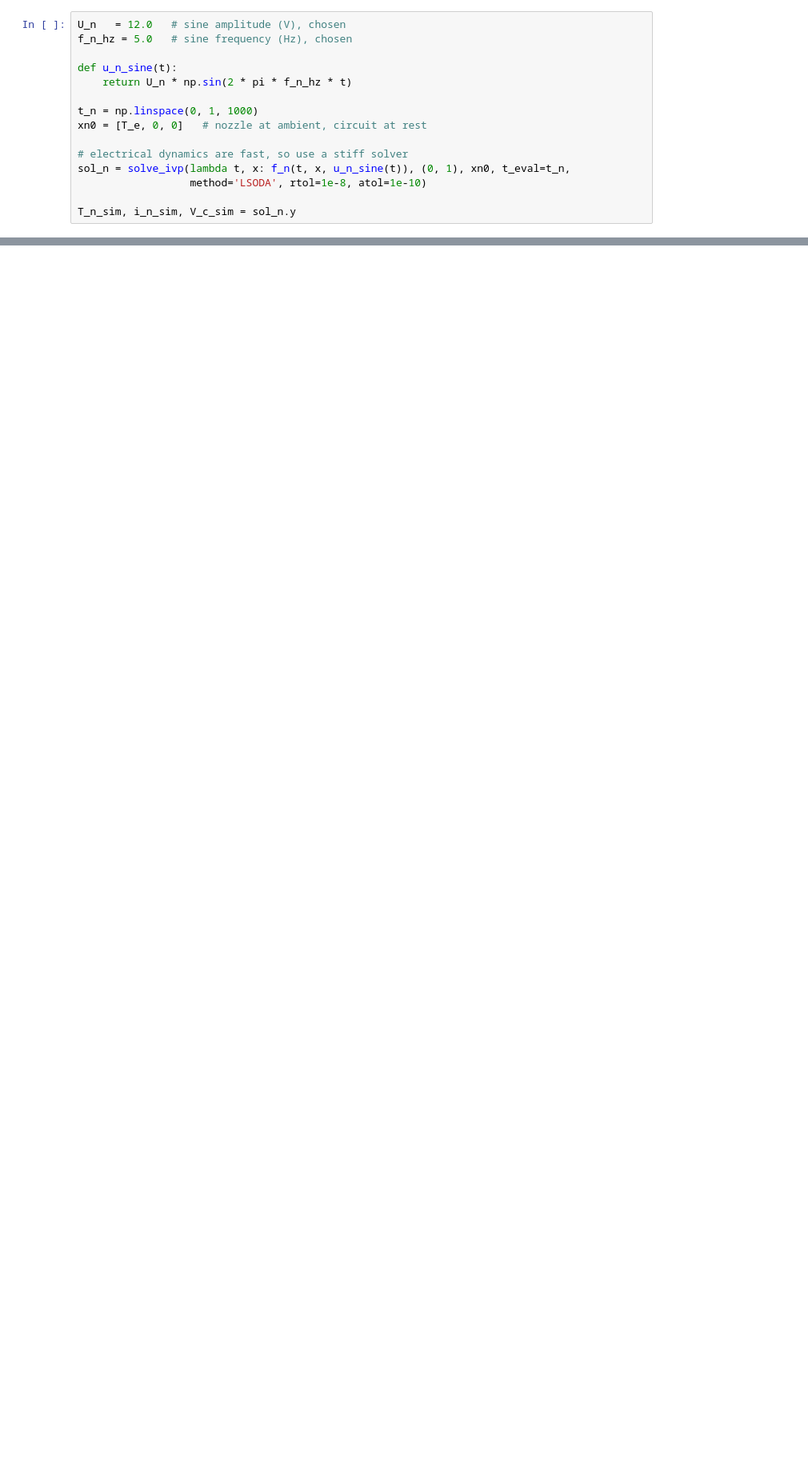
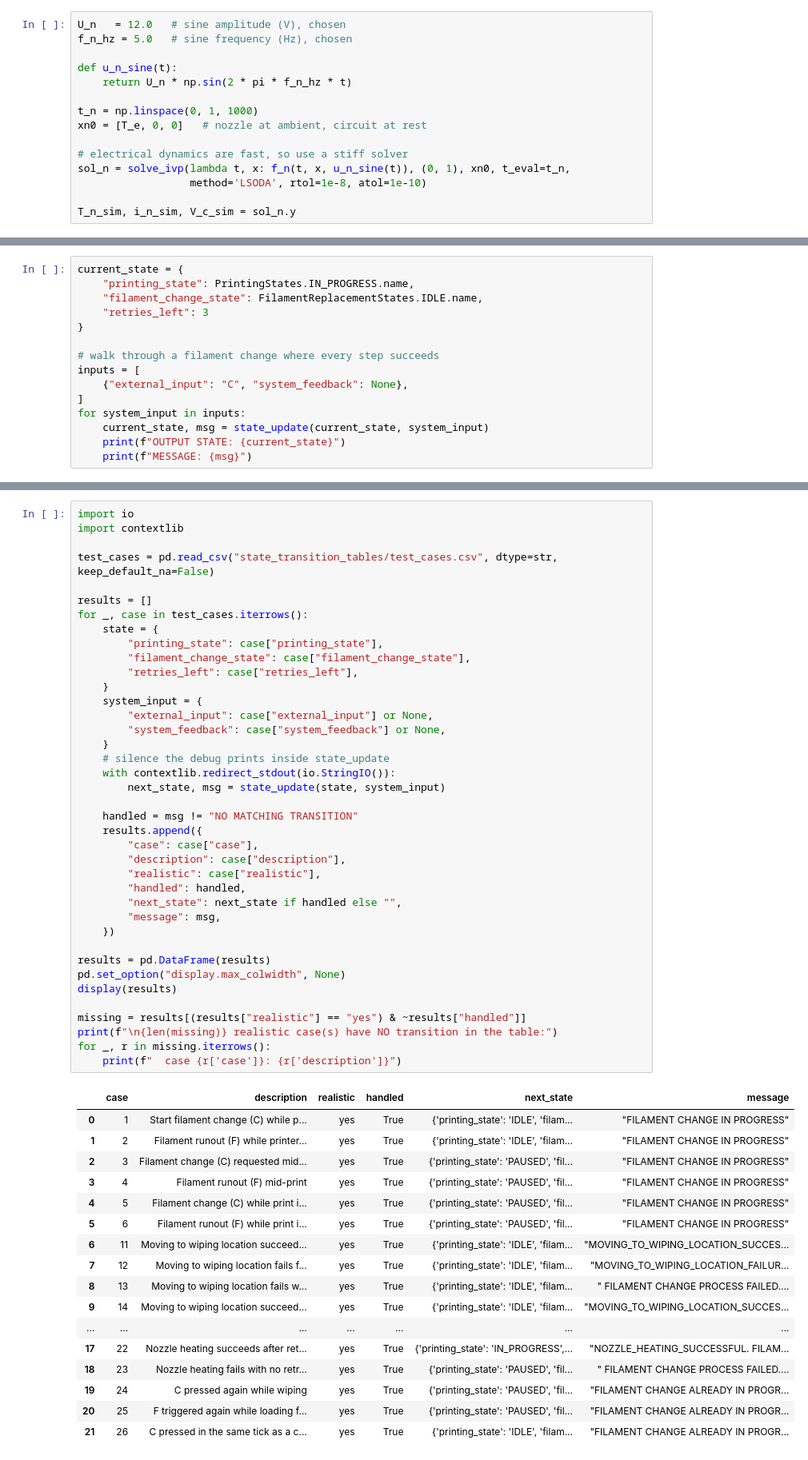
Before and after one commit to ianpetek/MDS_mini_project, a Jupyter notebook: notebooks/3d_printer.ipynb, the cells around one changed output, grey strips where cells are left out. Shown at 80% size. Saved outputs shown, nothing was run; the diff lists cells and outputs as text; blank space fills up the shorter version.

Commit message:
Added Q2.1 add test cases

```diff
--- a/notebooks/3d_printer.ipynb
+++ b/notebooks/3d_printer.ipynb
@@ -708,0 +802,15 @@ plt.show()
+# %%
+current_state = {
+    "printing_state": PrintingStates.IN_PROGRESS.name,
+    "filament_change_state": FilamentReplacementStates.IDLE.name,
+    "retries_left": 3
+}
+
+# walk through a filament change where every step succeeds
+inputs = [
+    {"external_input": "C", "system_feedback": None},
+]
+for system_input in inputs:
+    current_state, msg = state_update(current_state, system_input)
+    print(f"OUTPUT STATE: {current_state}")
+    print(f"MESSAGE: {msg}")
@@ -708,0 +822,57 @@ plt.show()
+# %%
+import io
+import contextlib
+
+test_cases = pd.read_csv("state_transition_tables/test_cases.csv", dtype=str, keep_default_na=False)
+
+results = []
+for _, case in test_cases.iterrows():
+    state = {
+        "printing_state": case["printing_state"],
+        "filament_change_state": case["filament_change_state"],
+        "retries_left": case["retries_left"],
+    }
+    system_input = {
+        "external_input": case["external_input"] or None,
+        "system_feedback": case["system_feedback"] or None,
+    }
+    # silence the debug prints inside state_update
+    with contextlib.redirect_stdout(io.StringIO()):
+        next_state, msg = state_update(state, system_input)
+
+    handled = msg != "NO MATCHING TRANSITION"
+    results.append({
+        "case": case["case"],
+        "description": case["description"],
+        "realistic": case["realistic"],
+        "handled": handled,
+        "next_state": next_state if handled else "",
+        "message": msg,
+    })
+
+results = pd.DataFrame(results)
+pd.set_option("display.max_colwidth", None)
+display(results)
+
+missing = results[(results["realistic"] == "yes") & ~results["handled"]]
+print(f"\n{len(missing)} realistic case(s) have NO transition in the table:")
+for _, r in missing.iterrows():
+    print(f"  case {r['case']}: {r['description']}")
+# %% [output]
+|  | case | description | realistic | handled | next_state | message |
+| 0 | 1 | Start filament change (C) while p... | yes | True | {'printing_state': 'IDLE', 'filam... | "FILAMENT CHANGE IN PROGRESS" |
+| 1 | 2 | Filament runout (F) while printer... | yes | True | {'printing_state': 'IDLE', 'filam... | "FILAMENT CHANGE IN PROGRESS" |
+| 2 | 3 | Filament change (C) requested mid... | yes | True | {'printing_state': 'PAUSED', 'fil... | "FILAMENT CHANGE IN PROGRESS" |
+| 3 | 4 | Filament runout (F) mid-print | yes | True | {'printing_state': 'PAUSED', 'fil... | "FILAMENT CHANGE IN PROGRESS" |
+| 4 | 5 | Filament change (C) while print i... | yes | True | {'printing_state': 'PAUSED', 'fil... | "FILAMENT CHANGE IN PROGRESS" |
+| 5 | 6 | Filament runout (F) while print i... | yes | True | {'printing_state': 'PAUSED', 'fil... | "FILAMENT CHANGE IN PROGRESS" |
+| 6 | 11 | Moving to wiping location succeed... | yes | True | {'printing_state': 'IDLE', 'filam... | "MOVING_TO_WIPING_LOCATION_SUCCES... |
+| 7 | 12 | Moving to wiping location fails f... | yes | True | {'printing_state': 'IDLE', 'filam... | "MOVING_TO_WIPING_LOCATION_FAILUR... |
+| 8 | 13 | Moving to wiping location fails w... | yes | True | {'printing_state': 'IDLE', 'filam... | " FILAMENT CHANGE PROCESS FAILED.... |
+| 9 | 14 | Moving to wiping location succeed... | yes | True | {'printing_state': 'IDLE', 'filam... | "MOVING_TO_WIPING_LOCATION_SUCCES... |
+| ... | ... | ... | ... | ... | ... | ... |
+| 17 | 22 | Nozzle heating succeeds after ret... | yes | True | {'printing_state': 'IN_PROGRESS',... | "NOZZLE_HEATING_SUCCESSFUL. FILAM... |
+| 18 | 23 | Nozzle heating fails with no retr... | yes | True | {'printing_state': 'PAUSED', 'fil... | " FILAMENT CHANGE PROCESS FAILED.... |
+| 19 | 24 | C pressed again while wiping | yes | True | {'printing_state': 'PAUSED', 'fil... | "FILAMENT CHANGE ALREADY IN PROGR... |
+| 20 | 25 | F triggered again while loading f... | yes | True | {'printing_state': 'PAUSED', 'fil... | "FILAMENT CHANGE ALREADY IN PROGR... |
+| 21 | 26 | C pressed in the same tick as a c... | yes | True | {'printing_state': 'IDLE', 'filam... | "FILAMENT CHANGE ALREADY IN PROGR... |
```
Also changed, not shown: parts of 7 cells of this notebook, 2 other files.
